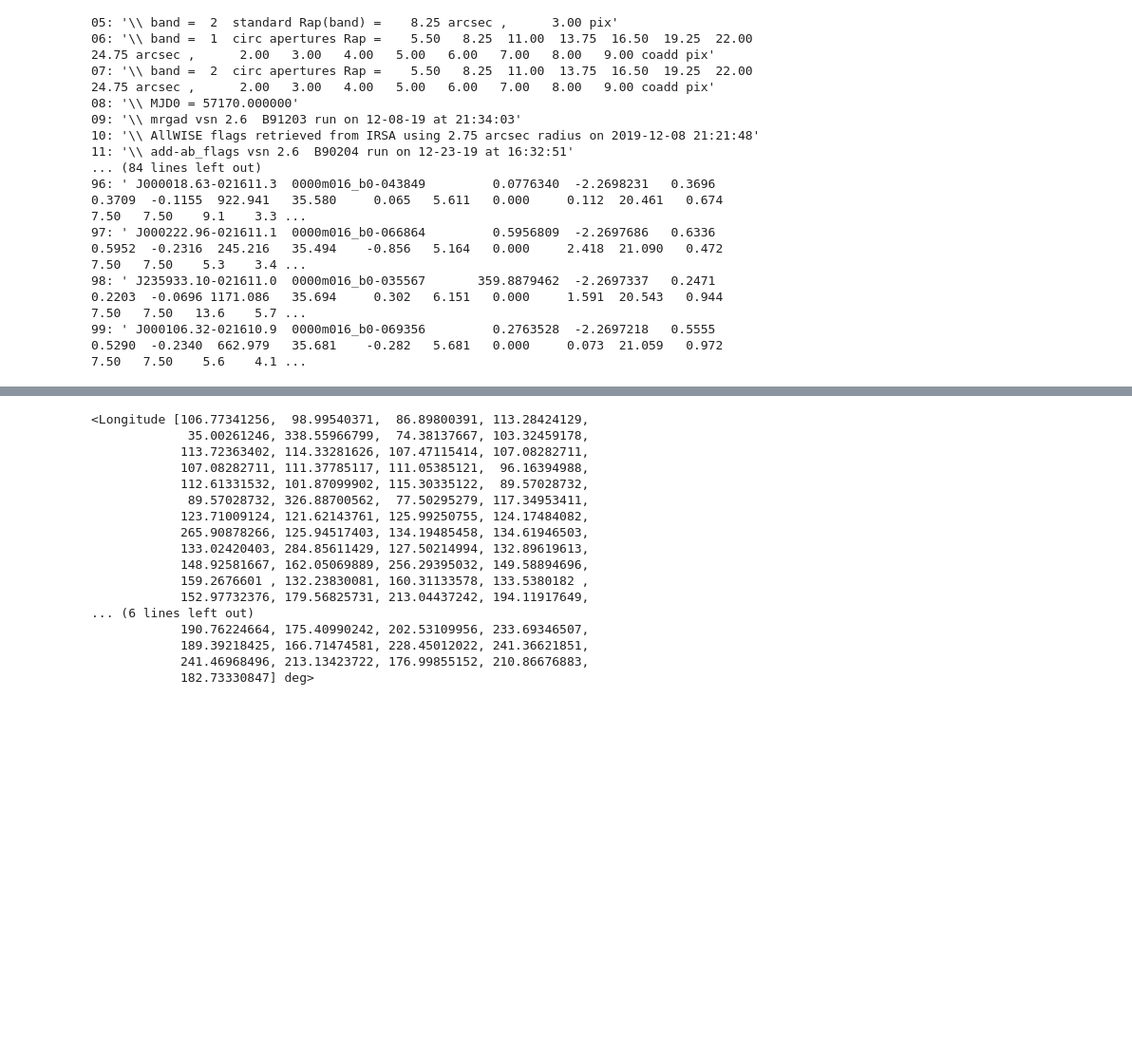
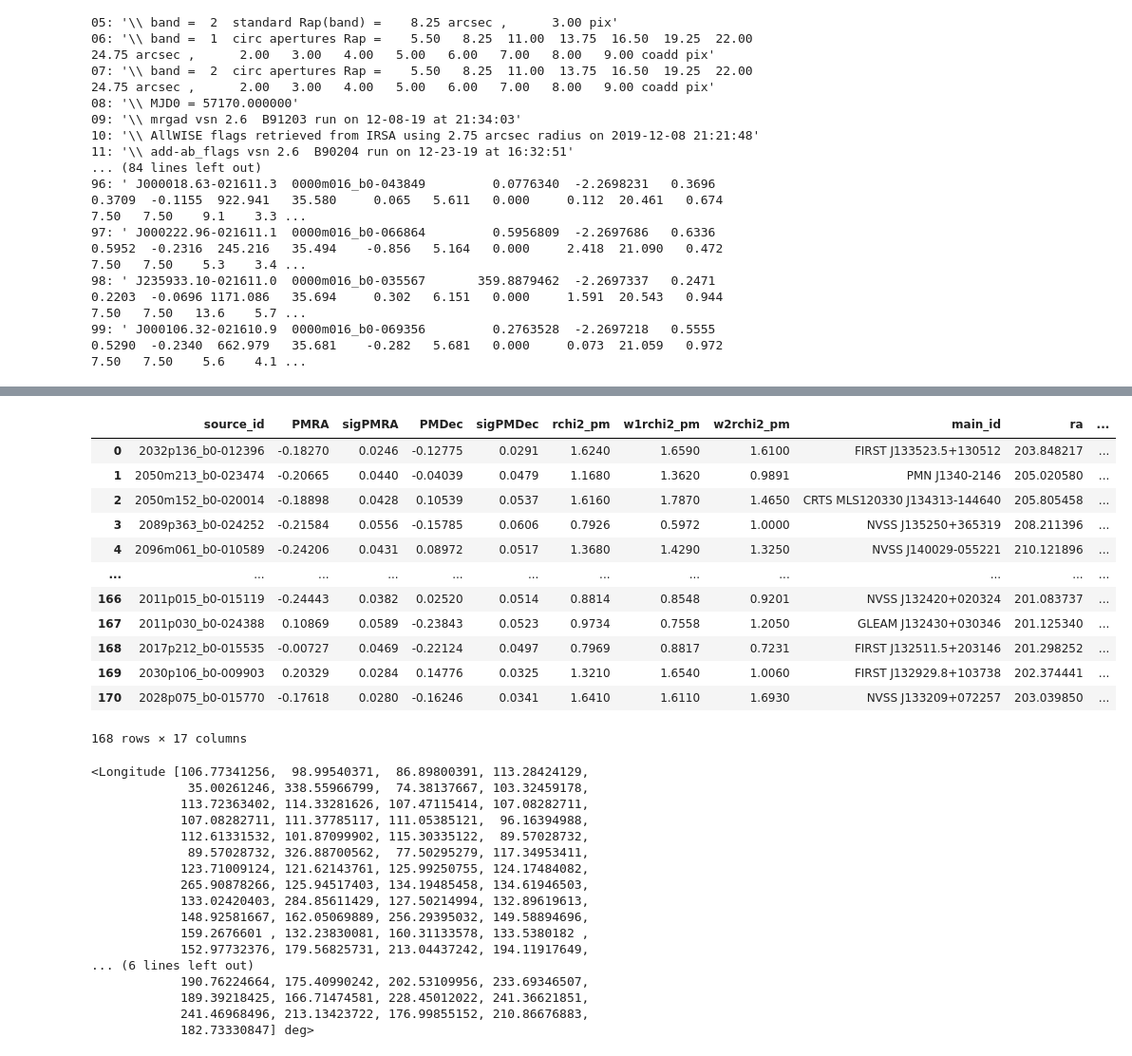
Before and after one commit to abdurakhmonnosirov/Astronometric-catalogs, a Jupyter notebook: CatWISE2020/catwise_check.ipynb, the cells around one changed output, grey strips where cells are left out. Shown at 95% size. Saved outputs shown, nothing was run; the diff lists cells and outputs as text; code cells hidden in the pictures; blank space fills up the shorter version.

```diff
--- a/CatWISE2020/catwise_check.ipynb
+++ b/CatWISE2020/catwise_check.ipynb
@@ -298,3 +404,19 @@ KeyError: 'MAIN_ID'
+# %%
+tab.drop_duplicates(subset="source_id", keep='first')
+# %% [output]
+|  | source_id | PMRA | sigPMRA | PMDec | sigPMDec | rchi2_pm | w1rchi2_pm | w2rchi2_pm | main_id | ra | ... |
+| 0 | 2032p136_b0-012396 | -0.18270 | 0.0246 | -0.12775 | 0.0291 | 1.6240 | 1.6590 | 1.6100 | FIRST J133523.5+130512 | 203.848217 | ... |
+| 1 | 2050m213_b0-023474 | -0.20665 | 0.0440 | -0.04039 | 0.0479 | 1.1680 | 1.3620 | 0.9891 | PMN J1340-2146 | 205.020580 | ... |
+| 2 | 2050m152_b0-020014 | -0.18898 | 0.0428 | 0.10539 | 0.0537 | 1.6160 | 1.7870 | 1.4650 | CRTS MLS120330 J134313-144640 | 205.805458 | ... |
+| 3 | 2089p363_b0-024252 | -0.21584 | 0.0556 | -0.15785 | 0.0606 | 0.7926 | 0.5972 | 1.0000 | NVSS J135250+365319 | 208.211396 | ... |
+| 4 | 2096m061_b0-010589 | -0.24206 | 0.0431 | 0.08972 | 0.0517 | 1.3680 | 1.4290 | 1.3250 | NVSS J140029-055221 | 210.121896 | ... |
+| ... | ... | ... | ... | ... | ... | ... | ... | ... | ... | ... | ... |
+| 166 | 2011p015_b0-015119 | -0.24443 | 0.0382 | 0.02520 | 0.0514 | 0.8814 | 0.8548 | 0.9201 | NVSS J132420+020324 | 201.083737 | ... |
+| 167 | 2011p030_b0-024388 | 0.10869 | 0.0589 | -0.23843 | 0.0523 | 0.9734 | 0.7558 | 1.2050 | GLEAM J132430+030346 | 201.125340 | ... |
+| 168 | 2017p212_b0-015535 | -0.00727 | 0.0469 | -0.22124 | 0.0497 | 0.7969 | 0.8817 | 0.7231 | FIRST J132511.5+203146 | 201.298252 | ... |
+| 169 | 2030p106_b0-009903 | 0.20329 | 0.0284 | 0.14776 | 0.0325 | 1.3210 | 1.6540 | 1.0060 | FIRST J132929.8+103738 | 202.374441 | ... |
+| 170 | 2028p075_b0-015770 | -0.17618 | 0.0280 | -0.16246 | 0.0341 | 1.6410 | 1.6110 | 1.6930 | NVSS J133209+072257 | 203.039850 | ... |
+168 rows × 17 columns
 # %%
 from astropy.coordinates import SkyCoord
 import astropy.units as u
```
Also changed, not shown: parts of 14 cells of this notebook, 2 other files.
